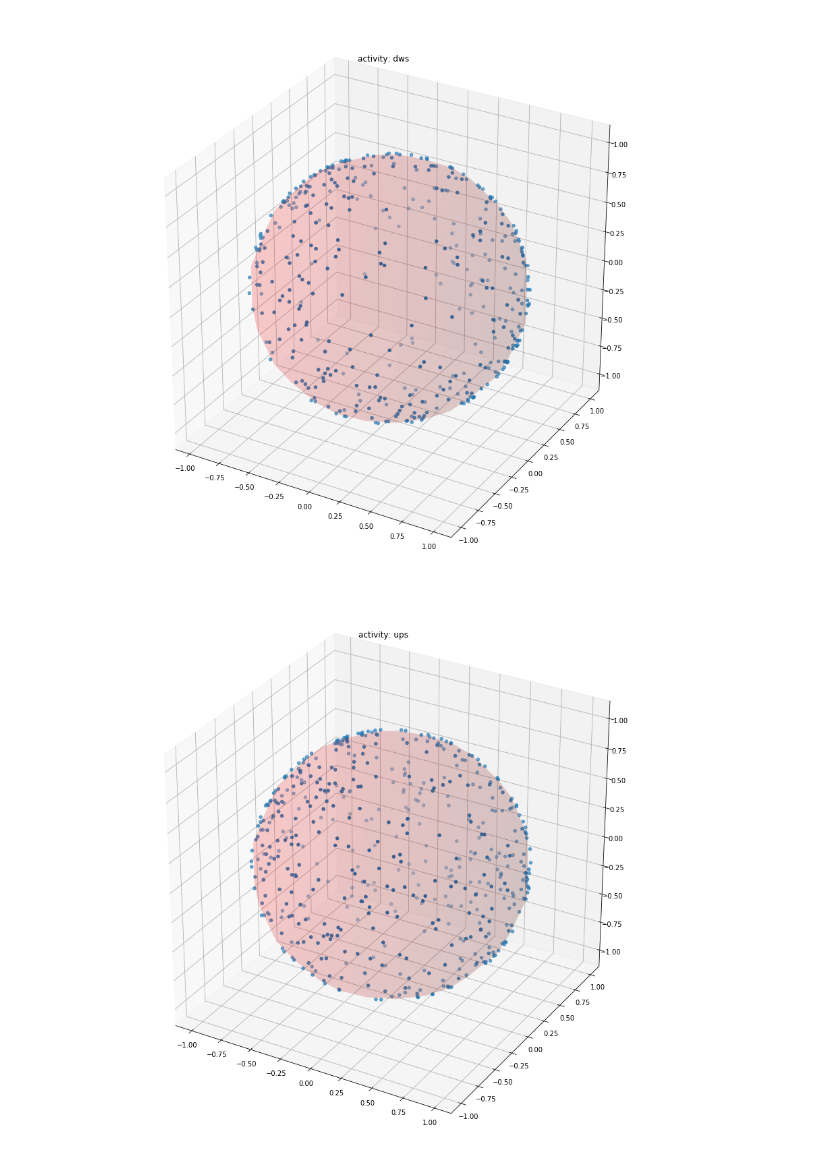
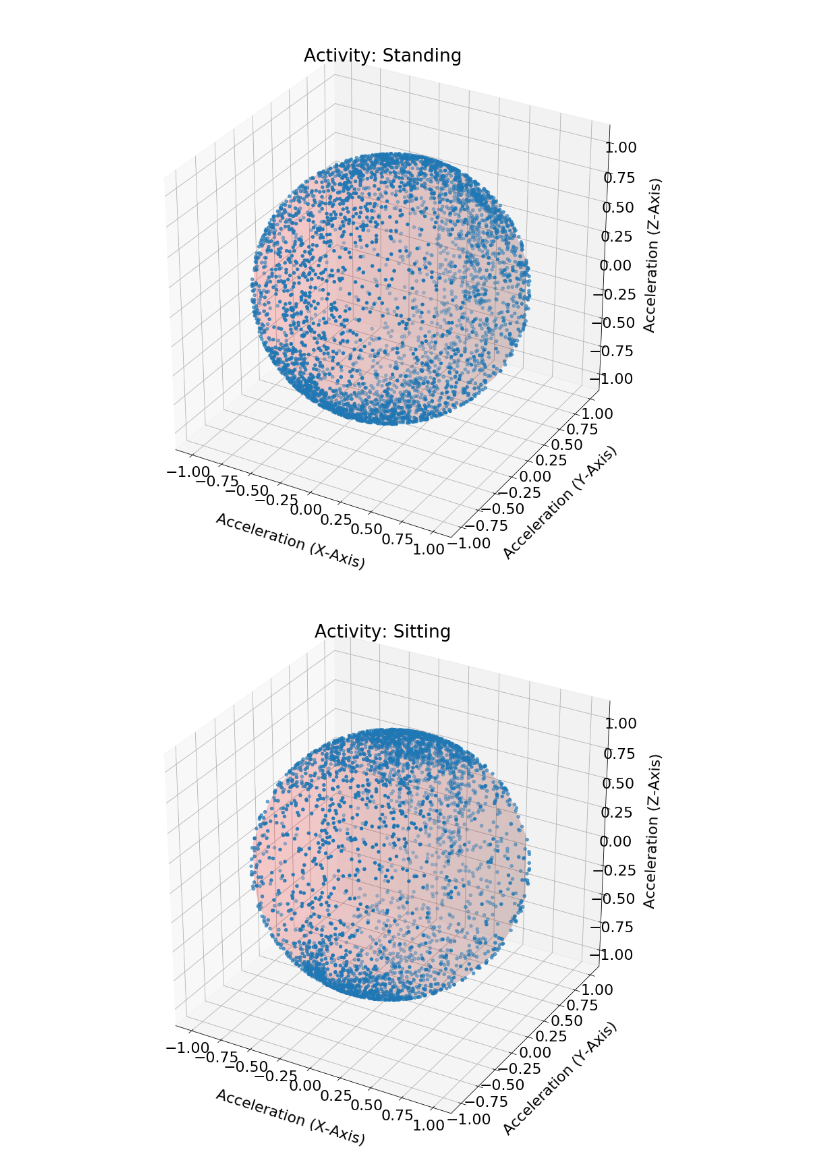
Before and after one commit to eliweissler/Colin_Eli_Kai_Math178_Final, a Jupyter notebook: visualization.ipynb, the cells around one changed output. Saved outputs shown, nothing was run; the diff lists cells and outputs as text; code cells hidden in the pictures.

Commit message:
modified visualization for fanciness

```diff
--- a/visualization.ipynb
+++ b/visualization.ipynb
@@ -9,2 +12,8 @@ trainPath = '/Users/kaikaneshina/Documents/MATH178/project_data/train_set.csv'
+# %%
+# UCI HAR
+trainPath = '/Users/kaikaneshina/Documents/MATH178/project_data/UCI HAR dataset/allData.csv'
+savePath = '/Users/kaikaneshina/Documents/MATH178/project_data/UCI HAR dataset'
 # %%
 allData = pd.read_csv(trainPath)
+# for UCI
+allData = allData.rename(columns= {'users':'user'})
@@ -13,26 +20,39 @@ activities = allData.activity.unique()
+# %%
+activities = allData.activity.unique()
+d = {'dws': 'Walking Down Stairs', 'ups':'Walking Up Stairs',
+     'wlk': 'Walking', 'jog': 'Jogging', 'sit': 'Sitting', 'std': 'Standing', 'lay': 'Laying Down'}
 # %%
-data = allData[allData['user']==1]
+plt.rcParams.update({'font.size': 22})
+user = 3
+data = allData[allData['user']==user]
 for act in activities:
     df = data[data['activity'] == act]
     if df.shape[0] > 0:
         vector = df[['a_x','a_y','a_z']]
         theta = vector.apply(lambda x: x/np.linalg.norm(x), axis = 1)
         fig = plt.figure(figsize = (15,15))
         ax = fig.add_subplot(111,  projection='3d')
 
         # draw sphere
         u, v = np.mgrid[0:2*np.pi:20j, 0:np.pi:10j]
         x = np.cos(u)*np.sin(v)
         y = np.sin(u)*np.sin(v)
         z = np.cos(v)
         ax.plot_surface(x, y, z, color="r", alpha = .1)
 
-        u = theta['a_x'].values[::10]
-        v = theta['a_y'].values[::10]
-        w = theta['a_z'].values[::10]
+        u = theta['a_x'].values#[::10]
+        v = theta['a_y'].values#[::10]
+        w = theta['a_z'].values#[::10]
 
         ax.scatter(u, v, w)
-        ax.set_title('activity: ' + act)
+
+        act = d[act]
+
+        ax.set_title('Activity: ' + act)
+        ax.set_ylabel('Acceleration (Y-Axis)', labelpad=30)
+        ax.set_zlabel('Acceleration (Z-Axis)', labelpad=30)
+        ax.set_xlabel('Acceleration (X-Axis)', labelpad=30)
+#         plt.savefig(os.path.join(savePath, act + '_user_' + str(user) + '.png'))
 # %% [output]
-[figure, old version]
+[figure, new version]
-[figure, old version]
+[figure, new version]
```
Also changed, not shown: parts of 4 cells of this notebook.
